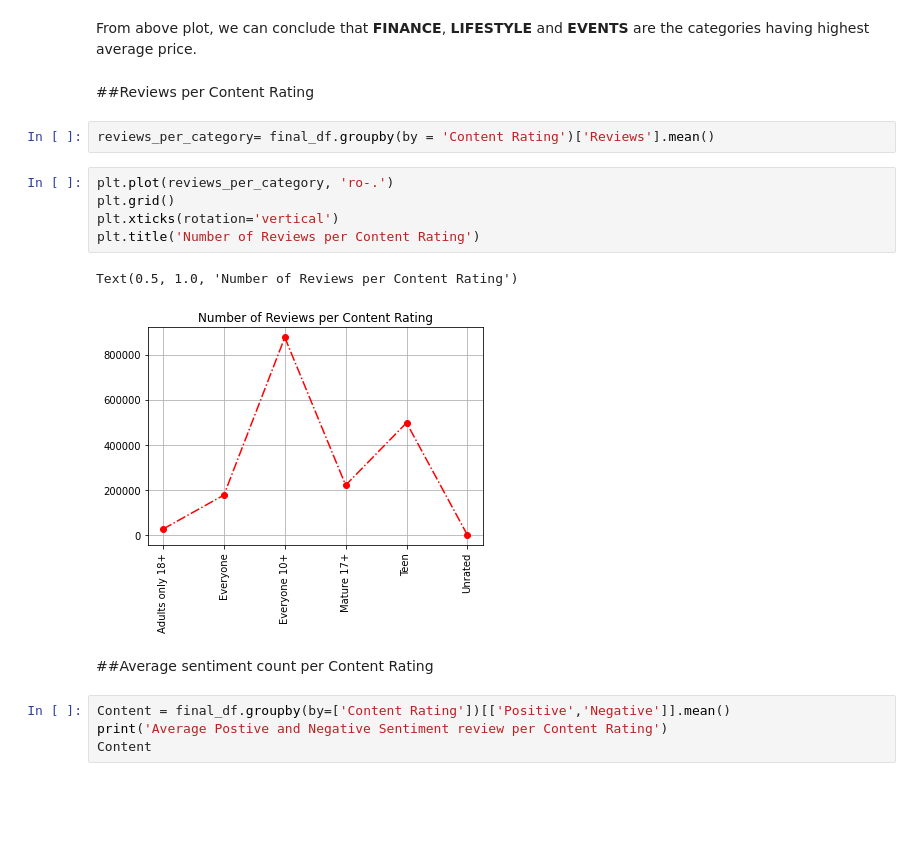
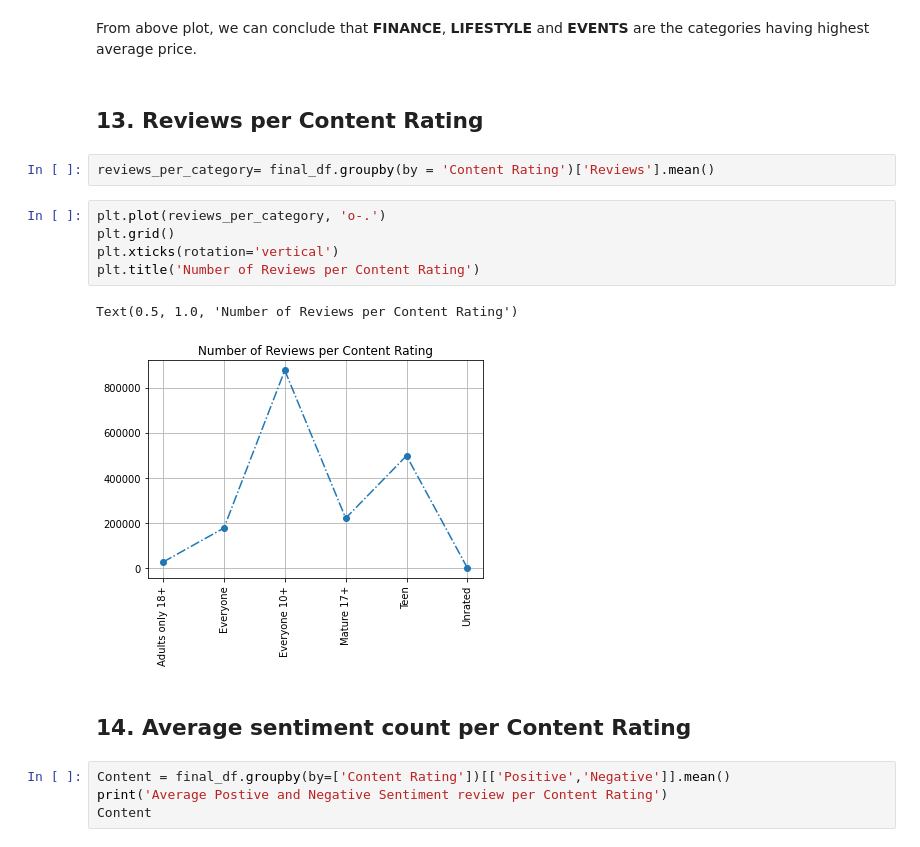
Before and after one commit to pranavdevi28/Play_Store_Data_Analysis, a Jupyter notebook: Play_Store_App_Review_Analysis_Capstone_Project.ipynb, the cells around one changed output. Drawn from its saved outputs; the diff is of its cells as text; blank space fills up the shorter version.

```diff
--- a/Play_Store_App_Review_Analysis_Capstone_Project.ipynb
+++ b/Play_Store_App_Review_Analysis_Capstone_Project.ipynb
@@ -755,19 +802,19 @@ Text(0.5, 1.0, 'Average price for paid apps in each category')
 # %% [markdown]
 From above plot, we can conclude that **FINANCE**, **LIFESTYLE** and **EVENTS** are the categories having highest average price.
 # %% [markdown]
-##Reviews per Content Rating
+## 13. Reviews per Content Rating
 # %%
 reviews_per_category= final_df.groupby(by = 'Content Rating')['Reviews'].mean()
 # %%
-plt.plot(reviews_per_category, 'ro-.')
+plt.plot(reviews_per_category, 'o-.')
 plt.grid()
 plt.xticks(rotation='vertical')
 plt.title('Number of Reviews per Content Rating')
 # %% [output]
 Text(0.5, 1.0, 'Number of Reviews per Content Rating')
-[figure, old version]
+[figure, new version]
 # %% [markdown]
-##Average sentiment count per Content Rating
+## 14. Average sentiment count per Content Rating
 # %%
 Content = final_df.groupby(by=['Content Rating'])[['Positive','Negative']].mean()
 print('Average Postive and Negative Sentiment review per Content Rating')
```
Also changed, not shown: parts of 30 cells of this notebook.
